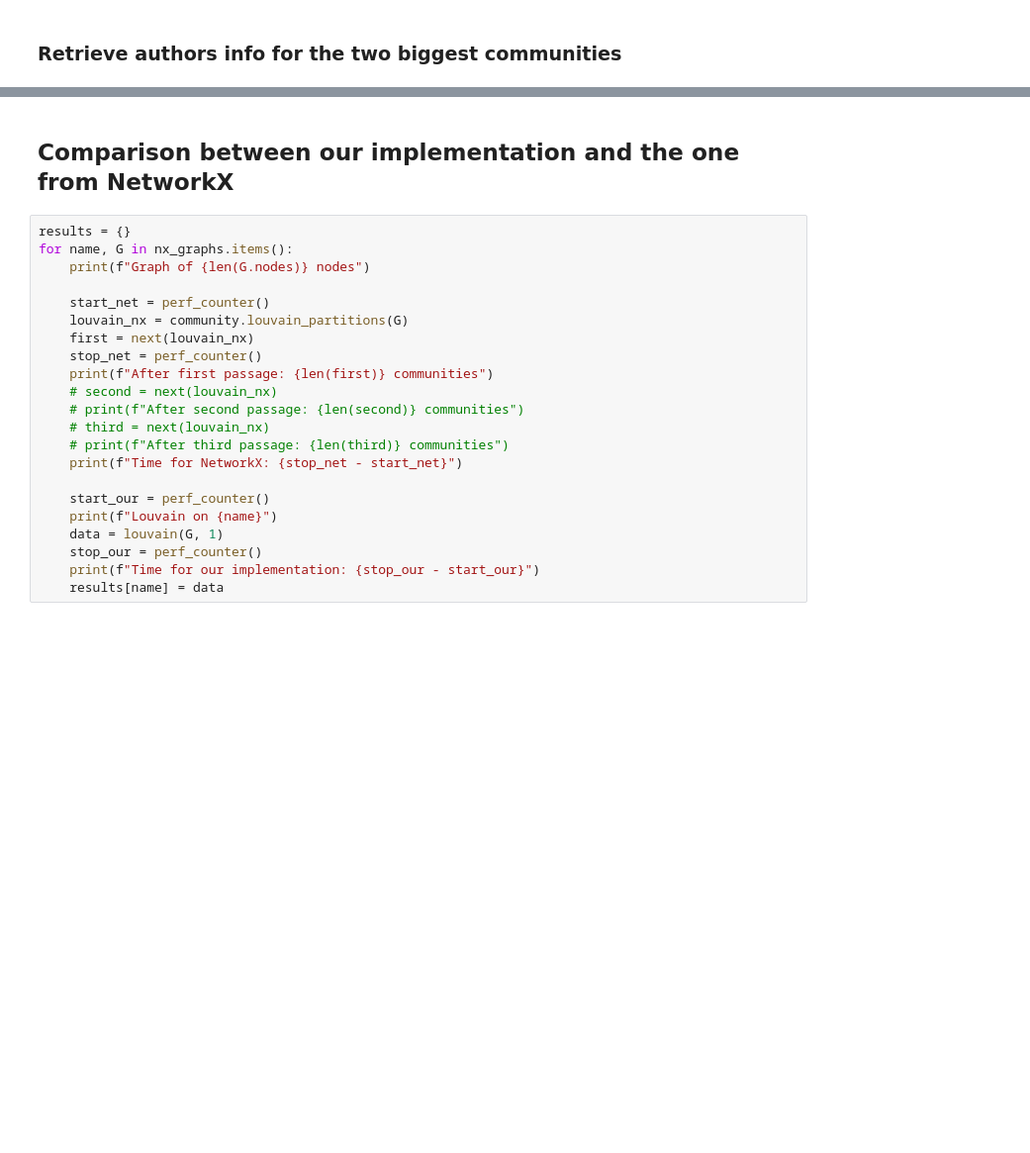
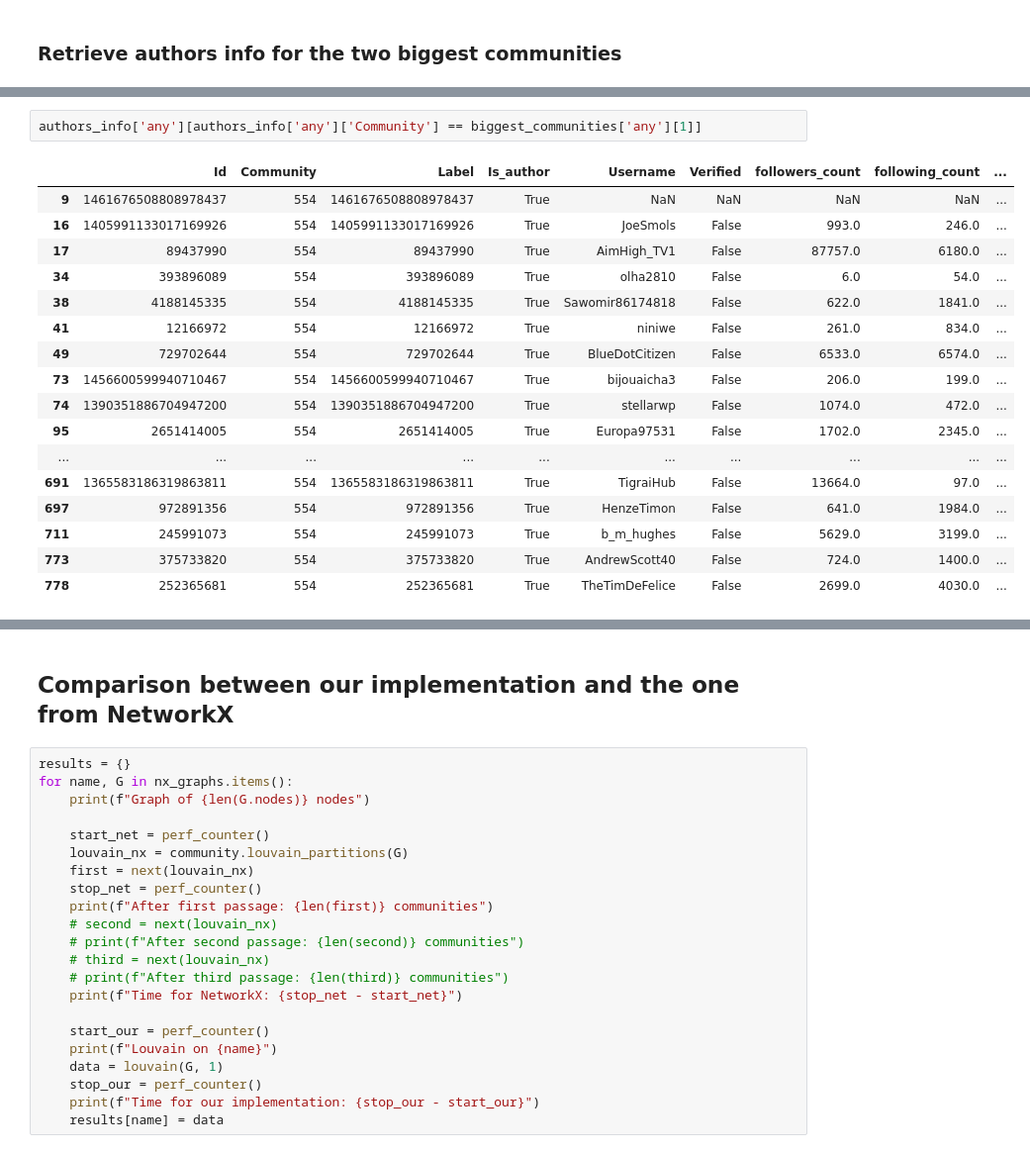
Before and after one commit to ChristopheBroillet/twitter-ukraine-conflict, a Jupyter notebook: 3-analysis.ipynb, the cells around one changed output, grey strips where cells are left out. Shown: that part at 99% size. Drawn from its saved outputs; the diff is of its cells as text; blank space fills up the shorter version.

```diff
--- a/3-analysis.ipynb
+++ b/3-analysis.ipynb
@@ -412,0 +444,20 @@ df_result_any_only_authors[df_result_any_only_authors['Community'] == 89]
+# %%
+authors_info['any'][authors_info['any']['Community'] == biggest_communities['any'][1]]
+# %% [output]
+|  | Id | Community | Label | Is_author | Username | Verified | followers_count | following_count | ... |
+| 9 | 1461676508808978437 | 554 | 1461676508808978437 | True | NaN | NaN | NaN | NaN | ... |
+| 16 | 1405991133017169926 | 554 | 1405991133017169926 | True | JoeSmols | False | 993.0 | 246.0 | ... |
+| 17 | 89437990 | 554 | 89437990 | True | AimHigh_TV1 | False | 87757.0 | 6180.0 | ... |
+| 34 | 393896089 | 554 | 393896089 | True | olha2810 | False | 6.0 | 54.0 | ... |
+| 38 | 4188145335 | 554 | 4188145335 | True | Sawomir86174818 | False | 622.0 | 1841.0 | ... |
+| 41 | 12166972 | 554 | 12166972 | True | niniwe | False | 261.0 | 834.0 | ... |
+| 49 | 729702644 | 554 | 729702644 | True | BlueDotCitizen | False | 6533.0 | 6574.0 | ... |
+| 73 | 1456600599940710467 | 554 | 1456600599940710467 | True | bijouaicha3 | False | 206.0 | 199.0 | ... |
+| 74 | 1390351886704947200 | 554 | 1390351886704947200 | True | stellarwp | False | 1074.0 | 472.0 | ... |
+| 95 | 2651414005 | 554 | 2651414005 | True | Europa97531 | False | 1702.0 | 2345.0 | ... |
+| ... | ... | ... | ... | ... | ... | ... | ... | ... | ... |
+| 691 | 1365583186319863811 | 554 | 1365583186319863811 | True | TigraiHub | False | 13664.0 | 97.0 | ... |
+| 697 | 972891356 | 554 | 972891356 | True | HenzeTimon | False | 641.0 | 1984.0 | ... |
+| 711 | 245991073 | 554 | 245991073 | True | b_m_hughes | False | 5629.0 | 3199.0 | ... |
+| 773 | 375733820 | 554 | 375733820 | True | AndrewScott40 | False | 724.0 | 1400.0 | ... |
+| 778 | 252365681 | 554 | 252365681 | True | TheTimDeFelice | False | 2699.0 | 4030.0 | ... |
```
Also changed, not shown: parts of 26 cells of this notebook, 13 other files.
